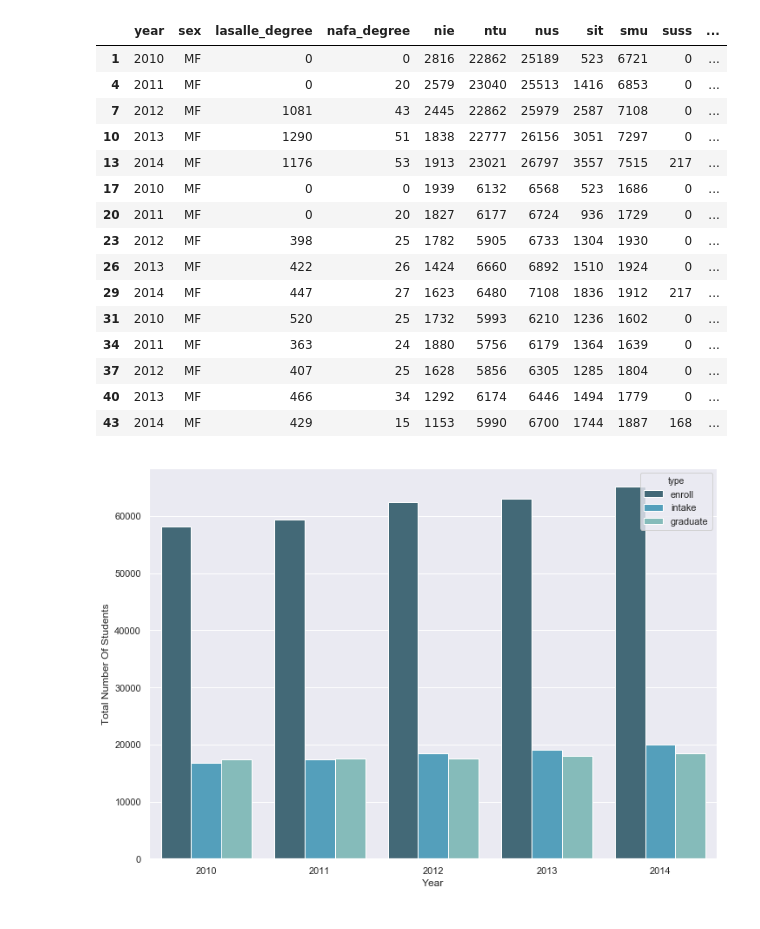
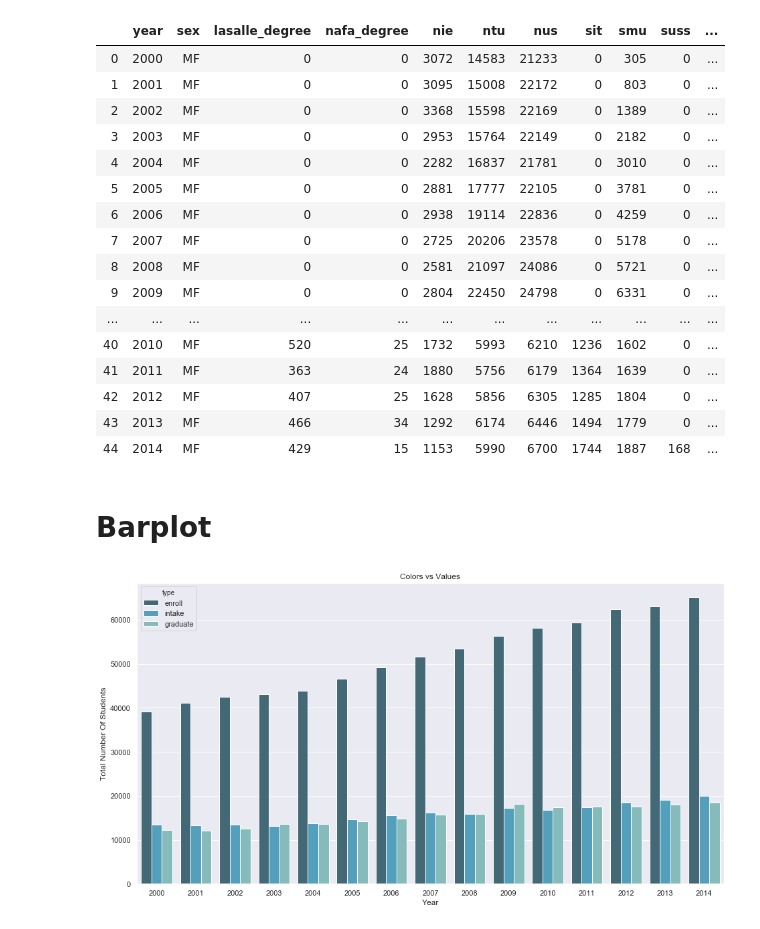
Before and after one commit to jurgen-tan-git/PDS-Assignments, a Jupyter notebook: Assignment 2/Scripts/Graphing/Enroll, Intake & Graduate Graph.ipynb, the cells around one changed output. Saved outputs shown, nothing was run; the diff lists cells and outputs as text; code cells hidden in the pictures.

```diff
--- a/Assignment 2/Scripts/Graphing/Enroll, Intake & Graduate Graph.ipynb
+++ b/Assignment 2/Scripts/Graphing/Enroll, Intake & Graduate Graph.ipynb
@@ -4,35 +4,40 @@ import numpy as np
 import seaborn as sns
 import matplotlib.pyplot as plt
 # %%
-merged = pd.read_csv(r"C:\Users\jurge\Desktop\School Related\PDS-Assignment-1\Assignment 2\After Cleansing\Merged.csv")
+merged = pd.read_csv(r"C:\Users\Jurgen\Desktop\PDS-Assignment-1\Assignment 2\After Cleansing\Merged.csv")
+merged = merged[merged.year >= 2000]
 # %%
-MF = merged[merged.sex == "MF"]
+MF = merged[merged.sex == "MF"].reset_index(drop = True)
 MF
 # %% [output]
 |  | year | sex | lasalle_degree | nafa_degree | nie | ntu | nus | sit | smu | suss | ... |
-| 1 | 2010 | MF | 0 | 0 | 2816 | 22862 | 25189 | 523 | 6721 | 0 | ... |
-| 4 | 2011 | MF | 0 | 20 | 2579 | 23040 | 25513 | 1416 | 6853 | 0 | ... |
-| 7 | 2012 | MF | 1081 | 43 | 2445 | 22862 | 25979 | 2587 | 7108 | 0 | ... |
-| 10 | 2013 | MF | 1290 | 51 | 1838 | 22777 | 26156 | 3051 | 7297 | 0 | ... |
-| 13 | 2014 | MF | 1176 | 53 | 1913 | 23021 | 26797 | 3557 | 7515 | 217 | ... |
-| 17 | 2010 | MF | 0 | 0 | 1939 | 6132 | 6568 | 523 | 1686 | 0 | ... |
-| 20 | 2011 | MF | 0 | 20 | 1827 | 6177 | 6724 | 936 | 1729 | 0 | ... |
-| 23 | 2012 | MF | 398 | 25 | 1782 | 5905 | 6733 | 1304 | 1930 | 0 | ... |
-| 26 | 2013 | MF | 422 | 26 | 1424 | 6660 | 6892 | 1510 | 1924 | 0 | ... |
-| 29 | 2014 | MF | 447 | 27 | 1623 | 6480 | 7108 | 1836 | 1912 | 217 | ... |
-| 31 | 2010 | MF | 520 | 25 | 1732 | 5993 | 6210 | 1236 | 1602 | 0 | ... |
-| 34 | 2011 | MF | 363 | 24 | 1880 | 5756 | 6179 | 1364 | 1639 | 0 | ... |
-| 37 | 2012 | MF | 407 | 25 | 1628 | 5856 | 6305 | 1285 | 1804 | 0 | ... |
-| 40 | 2013 | MF | 466 | 34 | 1292 | 6174 | 6446 | 1494 | 1779 | 0 | ... |
-| 43 | 2014 | MF | 429 | 15 | 1153 | 5990 | 6700 | 1744 | 1887 | 168 | ... |
+| 0 | 2000 | MF | 0 | 0 | 3072 | 14583 | 21233 | 0 | 305 | 0 | ... |
+| 1 | 2001 | MF | 0 | 0 | 3095 | 15008 | 22172 | 0 | 803 | 0 | ... |
+| 2 | 2002 | MF | 0 | 0 | 3368 | 15598 | 22169 | 0 | 1389 | 0 | ... |
+| 3 | 2003 | MF | 0 | 0 | 2953 | 15764 | 22149 | 0 | 2182 | 0 | ... |
+| 4 | 2004 | MF | 0 | 0 | 2282 | 16837 | 21781 | 0 | 3010 | 0 | ... |
+| 5 | 2005 | MF | 0 | 0 | 2881 | 17777 | 22105 | 0 | 3781 | 0 | ... |
+| 6 | 2006 | MF | 0 | 0 | 2938 | 19114 | 22836 | 0 | 4259 | 0 | ... |
+| 7 | 2007 | MF | 0 | 0 | 2725 | 20206 | 23578 | 0 | 5178 | 0 | ... |
+| 8 | 2008 | MF | 0 | 0 | 2581 | 21097 | 24086 | 0 | 5721 | 0 | ... |
+| 9 | 2009 | MF | 0 | 0 | 2804 | 22450 | 24798 | 0 | 6331 | 0 | ... |
+| ... | ... | ... | ... | ... | ... | ... | ... | ... | ... | ... | ... |
+| 40 | 2010 | MF | 520 | 25 | 1732 | 5993 | 6210 | 1236 | 1602 | 0 | ... |
+| 41 | 2011 | MF | 363 | 24 | 1880 | 5756 | 6179 | 1364 | 1639 | 0 | ... |
+| 42 | 2012 | MF | 407 | 25 | 1628 | 5856 | 6305 | 1285 | 1804 | 0 | ... |
+| 43 | 2013 | MF | 466 | 34 | 1292 | 6174 | 6446 | 1494 | 1779 | 0 | ... |
+| 44 | 2014 | MF | 429 | 15 | 1153 | 5990 | 6700 | 1744 | 1887 | 168 | ... |
+# %% [markdown]
+# Barplot
 # %%
 sns.set(style="whitegrid")
-sns.set(rc={'figure.figsize':(11.7,8.27)})
+sns.set(rc={'figure.figsize':(15.7,8.27)})
 ax = sns.barplot(x="year", y="total", hue= "type", data=MF, palette="GnBu_d")
-# ax.set_ylabels("Total Number Of Students")
-# ax.set_xlabels("Year")
-ax.set(xlabel='Year', ylabel='Total Number Of Students', title("Colors vs Values"))
+
+ax.set(xlabel='Year', ylabel='Total Number Of Students')
+plt.title("Colors vs Values")
+
 
 plt.show(ax)
 # %% [output]
-[figure, old version]
+[figure, new version]
```
Also changed, not shown: parts of 6 cells of this notebook, 7 other files.
